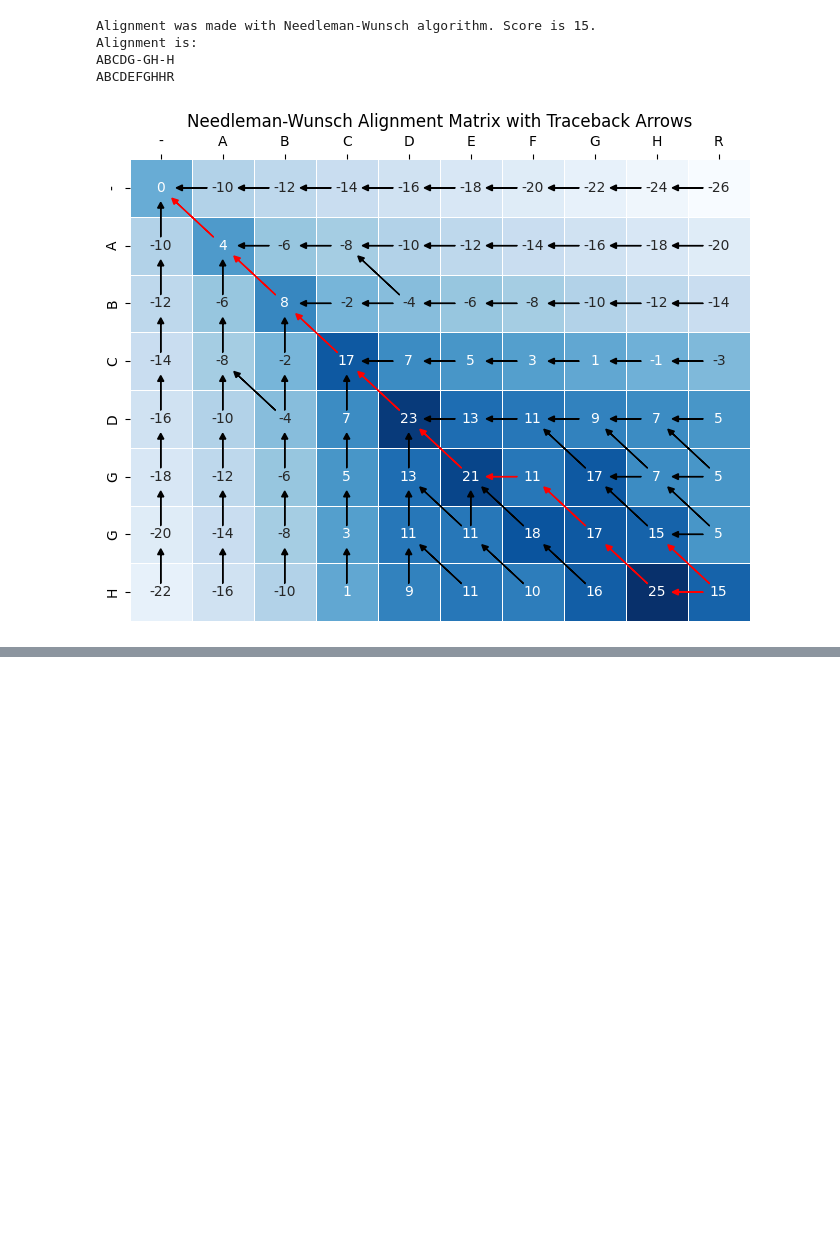
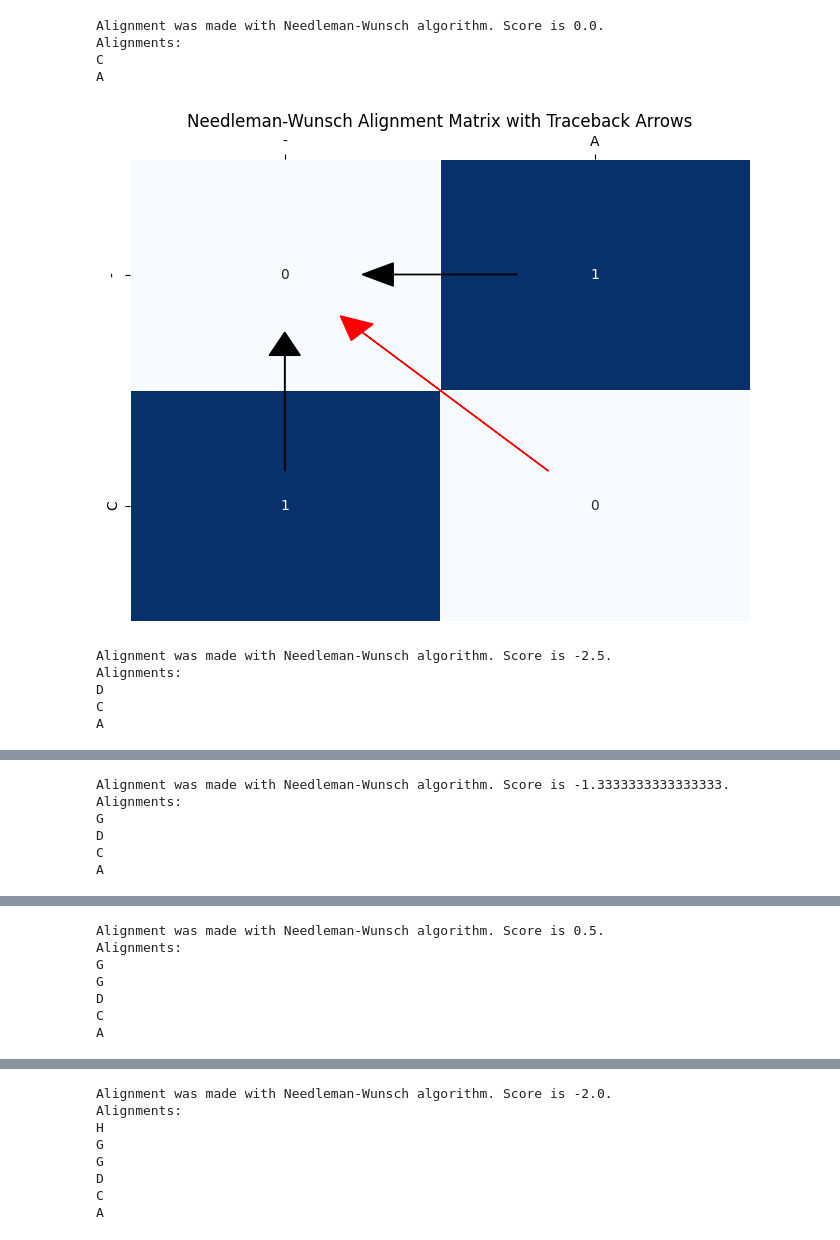
Before and after one commit to akochergina/protein-alignments, a Jupyter notebook: notebooks/needleman_wunsch_dev.ipynb, the cells around one changed output, grey strips where cells are left out. Saved outputs shown, nothing was run; the diff lists cells and outputs as text; code cells hidden in the pictures; blank space fills up the shorter version.

```diff
--- a/notebooks/needleman_wunsch_dev.ipynb
+++ b/notebooks/needleman_wunsch_dev.ipynb
@@ -18,17 +12,22 @@ from modules.needleman_wunsch import needleman_wunsch as nw
 # %%
 seq1='ABCDGGH'
 seq2='ABCDEFGHR'
 identity_score=1
 substitution_score=-1
 gap_opening_score=-10
 gap_extension_score = -2
 
 # score, alignment1, alignment2 = nw(seq1, seq2, False, gap_opening_score, gap_extension_score, identity_score, substitution_score)
-score, alignment1, alignment2 = nw(seq1, seq2, True, gap_opening_score, gap_extension_score)
+score, alignments = nw([seq1, seq2], True, gap_opening_score, gap_extension_score)
 # bug in the traceback
 # %% [output]
-Alignment was made with Needleman-Wunsch algorithm. Score is 15.
-Alignment is:
-ABCDG-GH-H
-ABCDEFGHHR
+Alignment was made with Needleman-Wunsch algorithm. Score is 0.0.
+Alignments:
+C
+A
-[figure, old version]
+[figure, new version]
+Alignment was made with Needleman-Wunsch algorithm. Score is -2.5.
+Alignments:
+D
+C
+A
@@ -34,0 +35,6 @@ ABCDEFGHHR
+Alignment was made with Needleman-Wunsch algorithm. Score is -1.3333333333333333.
+Alignments:
+G
+D
+C
+A
@@ -34,0 +42,7 @@ ABCDEFGHHR
+Alignment was made with Needleman-Wunsch algorithm. Score is 0.5.
+Alignments:
+G
+G
+D
+C
+A
@@ -34,0 +50,8 @@ ABCDEFGHHR
+Alignment was made with Needleman-Wunsch algorithm. Score is -2.0.
+Alignments:
+H
+G
+G
+D
+C
+A
```
Also changed, not shown: parts of 3 cells of this notebook.
